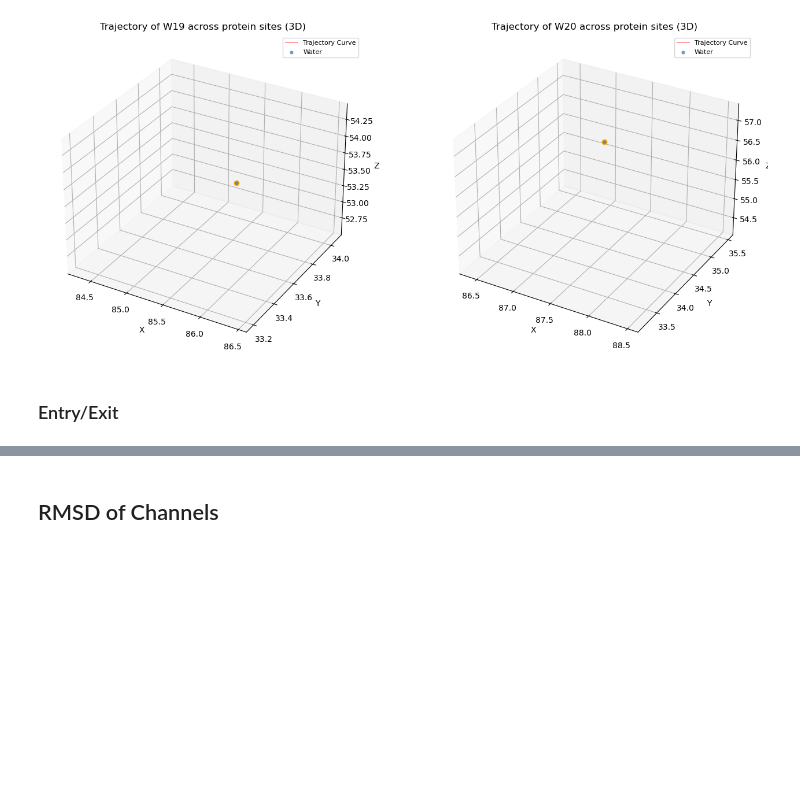
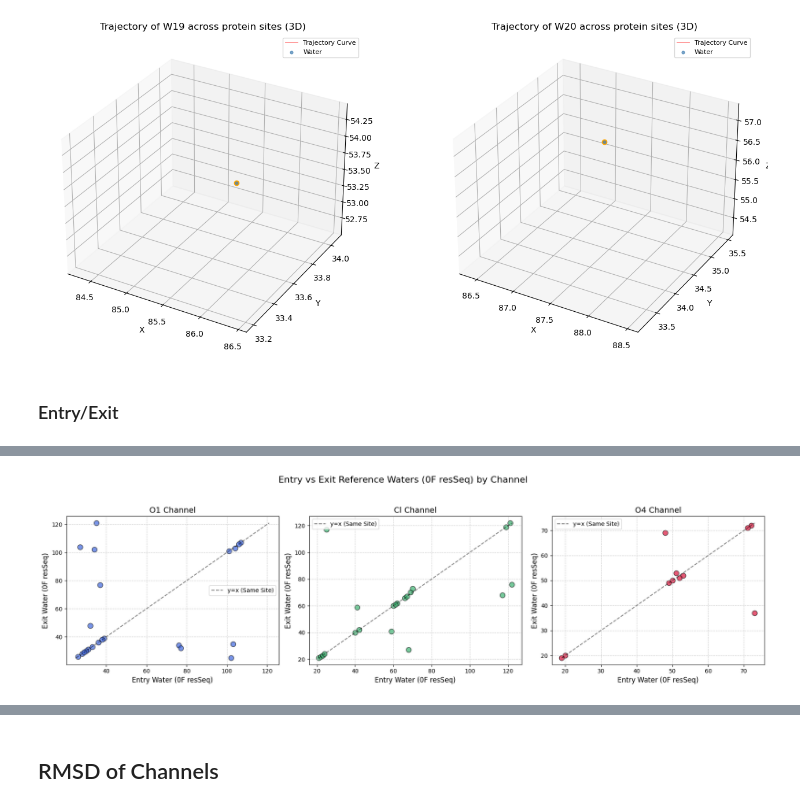
Before and after one commit to asmit3/eden, a Jupyter notebook: model_analysis_scripts/MD_scripts/methanol_scripts/kinetic_figures.ipynb, the cells around one changed output, grey strips where cells are left out. Drawn from its saved outputs; the diff is of its cells as text; code cells hidden in the pictures; blank space fills up the shorter version.

```diff
--- a/model_analysis_scripts/MD_scripts/methanol_scripts/kinetic_figures.ipynb
+++ b/model_analysis_scripts/MD_scripts/methanol_scripts/kinetic_figures.ipynb
@@ -541,8 +614,8 @@ import matplotlib.pyplot as plt
 from collections import defaultdict
 
 # --- Configuration ---
-REFERENCE_PDB = "0F.pdb_fittedto55all.pdb"
-CONTACTS_FILE = "contacts_margaret_50_to_100.txt"
+REFERENCE_PDB = "/Users/yyklab/Desktop/Lab_Files/low_restraints/kinetic_scripts/margaret_files/0F.pdb_fittedto55all.pdb"
+CONTACTS_FILE = "/Users/yyklab/Desktop/Lab_Files/low_restraints/kinetic_scripts/margaret_files/contacts_margaret_50_to_100.txt"
 
 TARGETS = {
     "O1": [26, 27, 28, 29, 30, 31, 32, 33, 34, 35, 36, 37, 38, 39, 76, 77, 101, 102, 103, 104, 105, 106, 107, 108],
@@ -553,7 +626,6 @@ TARGETS = {
 def calc_distance(p1, p2):
     return math.sqrt((p1[0]-p2[0])**2 + (p1[1]-p2[1])**2 + (p1[2]-p2[2])**2)
 
-# --- 1. Load Reference Waters ---
 print(f"Reading reference PDB: {REFERENCE_PDB}...")
 ref_waters = {}
 with open(REFERENCE_PDB, 'r') as f:
@@ -575,21 +647,7 @@ with open(REFERENCE_PDB, 'r') as f:
                 except ValueError:
                     pass
 
-def get_closest_ref_water(coords):
-    """Finds the closest 0F reference water to a given set of coordinates."""
-    best_resSeq = None
-    min_dist = float('inf')
-    best_channel = None
-    for resSeq, data in ref_waters.items():
-        dist = calc_distance(coords, data['coords'])
-        if dist < min_dist:
-            min_dist = dist
-            best_resSeq = resSeq
-            best_channel = data['channel']
-    return best_resSeq, best_channel
-
-# --- 2. Extract First (Entry) and Last (Exit) Occurrences ---
-# Dictionary to store the min t1 coordinates and max t2 coordinates for each MD water
+# --- 2. Extract First (Entry) and Last (Exit) Coordinates ---
 md_bounds = defaultdict(lambda: {
     'min_t1': float('inf'), 'entry_coords': None,
     'max_t2': float('-inf'), 'exit_coords': None
@@ -598,7 +656,6 @@ md_bounds = defaultdict(lambda: {
 print(f"Parsing {CONTACTS_FILE} for entry and exit coordinates...")
 with open(CONTACTS_FILE, 'r') as f:
     for line in f:
-        # Skip headers if present
         if not line[0].isdigit():
             continue
 
@@ -606,7 +663,7 @@ with open(CONTACTS_FILE, 'r') as f:
         if len(parts) >= 6:
             w_idx = parts[0]
             x, y, z = float(parts[1]), float(parts[2]), float(parts[3])
-            t1, t2 = int(parts[4]), int(parts[5])
+            t1, t2 = int(parts[4]), int(parts[5]) # t_start and ts-1 timings[cite: 2]
 
             # Update Entry (lowest t1)
             if t1 < md_bounds[w_idx]['min_t1']:
@@ -618,31 +675,75 @@ with open(CONTACTS_FILE, 'r') as f:
                 md_bounds[w_idx]['max_t2'] = t2
                 md_bounds[w_idx]['exit_coords'] = (x, y, z)
 
-# --- 3. Match Coordinates to Reference Waters ---
-print("Matching spatial coordinates to closest 0F reference waters...")
+# Separate coordinates for processing
+all_entry_coords = {w_idx: data['entry_coords'] for w_idx, data in md_bounds.items() if data['entry_coords']}
+all_exit_coords = {w_idx: data['exit_coords'] for w_idx, data in md_bounds.items() if data['exit_coords']}
+
+# --- 3. The Greedy 1-to-1 Matching Algorithm ---
+# --- 3. The Greedy 1-to-1 Matching Algorithm ---
+def greedy_match(ref_dict, target_coords_dict):
+    """
+    Matches MD coordinates to Reference waters ensuring a unique 1-to-1 match.
+    Uses the exact shortest-distance greedy logic provided in the reference script.
+    """
+    all_pairs = []
+    for resSeq, ref_data in ref_dict.items():
+        for md_idx, coords in target_coords_dict.items():
+            dist = calc_distance(ref_data['coords'], coords)
+            all_pairs.append((dist, resSeq, md_idx))
+
+    # Sort pairs by distance (shortest first)
+    all_pairs.sort(key=lambda x: x[0])
+
+    best_matches = {}
+    claimed_md_ids = set()
+
+    for dist, resSeq, md_idx in all_pairs:
+        # Guarantee 1-to-1 match uniqueness
+        if resSeq not in best_matches and md_idx not in claimed_md_ids:
+            best_matches[resSeq] = {'md_idx': md_idx, 'min_dist': dist}
+            claimed_md_ids.add(md_idx)
+
+        if len(best_matches) == len(ref_dict):
+            break
+
+    # NEW: Return mapping of md_idx -> dictionary with resSeq and dist
+    return {data['md_idx']: {'resSeq': resSeq, 'dist': data['min_dist']} for resSeq, data in best_matches.items()}
+
+# --- 4. Apply Matching Algorithm ---
+print("Performing unique 1-to-1 greedy matching for Entry coordinates...")
+entry_matches = greedy_match(ref_waters, all_entry_coords)
+
+print("Performing unique 1-to-1 greedy matching for Exit coordinates...")
+# To track the flow of the exact same water molecules, we map the exit coordinates
+# of the specific MD waters that were successfully matched during entry.
+matched_exit_coords = {md_idx: all_exit_coords[md_idx] for md_idx in entry_matches.keys()}
+exit_matches = greedy_match(ref_waters, matched_exit_coords)
+
+# --- 5. Group Data for Plotting ---
 plot_data = {channel: {'entry_res': [], 'exit_res': []} for channel in TARGETS.keys()}
 
-for w_idx, bounds in md_bounds.items():
-    if bounds['entry_coords'] is None or bounds['exit_coords'] is None:
-        continue
+for md_idx in exit_matches.keys():
+    # ADDED ['resSeq'] HERE to extract just the integer ID
+    entry_resSeq = entry_matches[md_idx]['resSeq']
+    exit_resSeq = exit_matches[md_idx]['resSeq']
 
-    entry_resSeq, entry_chan = get_closest_ref_water(bounds['entry_coords'])
-    exit_resSeq, exit_chan = get_closest_ref_water(bounds['exit_coords'])
+    # Group by the channel of the Entry reference water
+    channel = ref_waters[entry_resSeq]['channel']
 
-    # Group the water by the channel it entered through
-    if entry_chan:
-        plot_data[entry_chan]['entry_res'].append(entry_resSeq)
-        plot_data[entry_chan]['exit_res'].append(exit_resSeq)
+    plot_data[channel]['entry_res'].append(entry_resSeq)
+    plot_data[channel]['exit_res'].append(exit_resSeq)
 
-# --- 4. Generate Scatter Plots ---
+# --- 6. Generate Scatter Plots ---
 fig, axes = plt.subplots(1, 3, figsize=(18, 5))
 fig.suptitle("Entry vs Exit Reference Waters (0F resSeq) by Channel", fontsize=16, y=1.05)
 
 colors = {'O1': 'royalblue', 'Cl': 'mediumseagreen', 'O4': 'crimson'}
 
 for ax, (channel, data) in zip(axes, plot_data.items()):
+    # Scatter plot
     ax.scatter(data['entry_res'], data['exit_res'],
-               c=colors[channel], alpha=0.6, edgecolors='k', s=60)
+               c=colors[channel], alpha=0.7, edgecolors='k', s=80)
 
     # Formatting
     ax.set_title(f"{channel} Channel", fontsize=14)
@@ -651,11 +752,10 @@ for ax, (channel, data) in zip(axes, plot_data.items()):
     ax.grid(True, linestyle='--', alpha=0.6)
 
     # Add a y=x diagonal line
-    # Points on this line mean the water entered and exited at the exact same reference site
     all_res = data['entry_res'] + data['exit_res']
     if all_res:
         min_val, max_val = min(all_res), max(all_res)
-        ax.plot([min_val, max_val], [min_val, max_val], 'k--', alpha=0.4, label='y=x (Same Site)')
+        ax.plot([min_val, max_val], [min_val, max_val], 'k--', alpha=0.5, label='y=x (Same Site)')
         ax.legend()
 
 plt.tight_layout()
@@ -666,0 +768 @@ Matching spatial coordinates to closest 0F reference waters...
+[figure, added]
```
Also changed, not shown: parts of 13 cells of this notebook.
